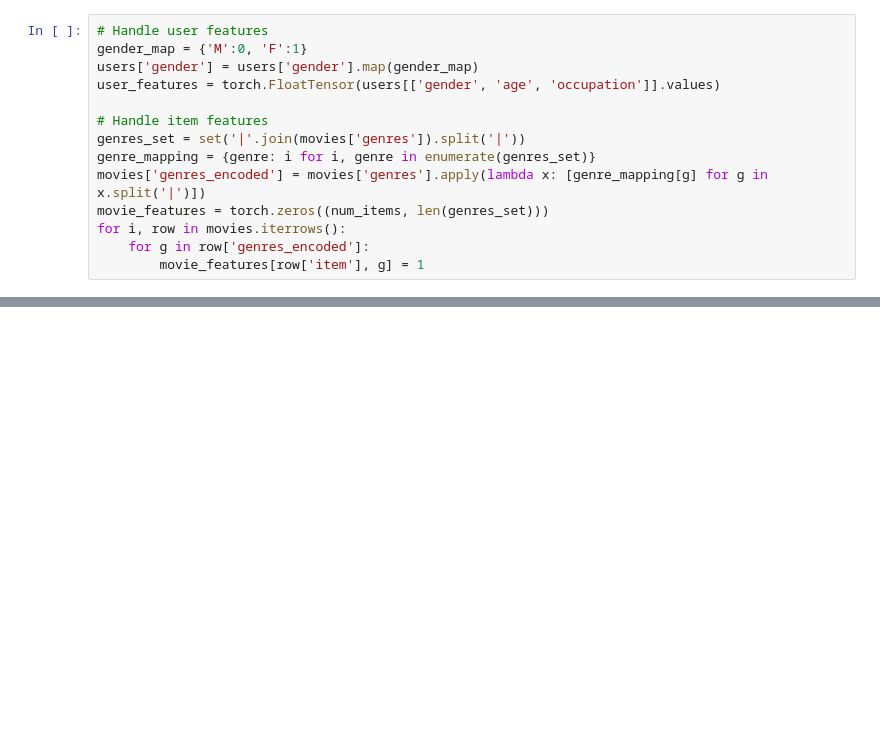
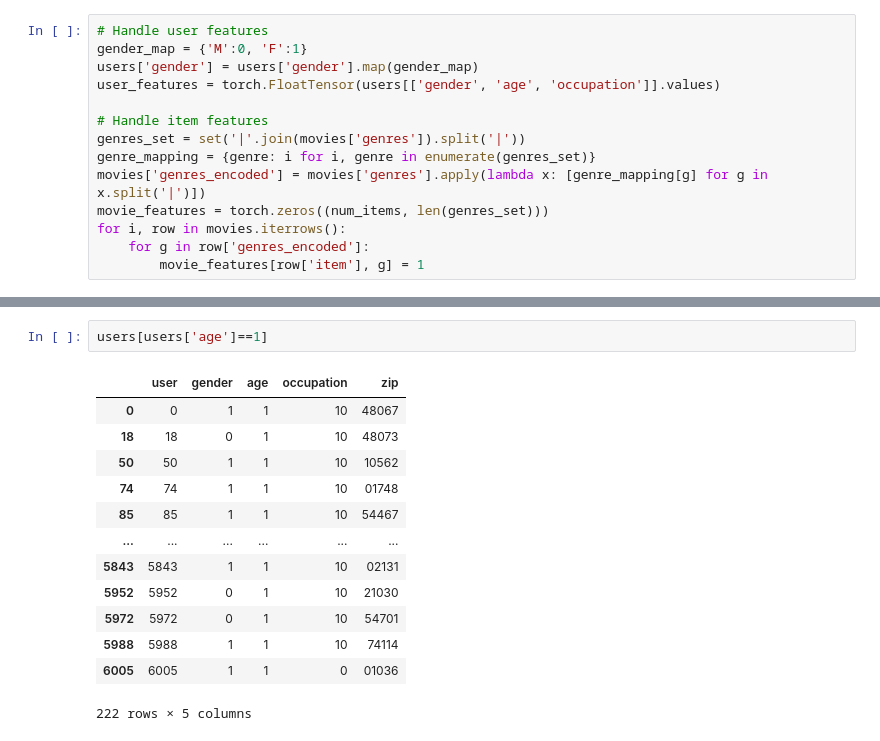
Before and after one commit to LangtianM/stat992_s25, a Jupyter notebook: hw1/ex1.ipynb, the cells around one changed output, grey strips where cells are left out. Drawn from its saved outputs; the diff is of its cells as text; blank space fills up the shorter version.

```diff
--- a/hw1/ex1.ipynb
+++ b/hw1/ex1.ipynb
@@ -246,0 +292,16 @@ users
+# %%
+users[users['age']==1]
+# %% [output]
+|  | user | gender | age | occupation | zip |
+| 0 | 0 | 1 | 1 | 10 | 48067 |
+| 18 | 18 | 0 | 1 | 10 | 48073 |
+| 50 | 50 | 1 | 1 | 10 | 10562 |
+| 74 | 74 | 1 | 1 | 10 | 01748 |
+| 85 | 85 | 1 | 1 | 10 | 54467 |
+| ... | ... | ... | ... | ... | ... |
+| 5843 | 5843 | 1 | 1 | 10 | 02131 |
+| 5952 | 5952 | 0 | 1 | 10 | 21030 |
+| 5972 | 5972 | 0 | 1 | 10 | 54701 |
+| 5988 | 5988 | 1 | 1 | 10 | 74114 |
+| 6005 | 6005 | 1 | 1 | 0 | 01036 |
+222 rows × 5 columns
```
Also changed, not shown: parts of 12 cells of this notebook, 3 other files.
